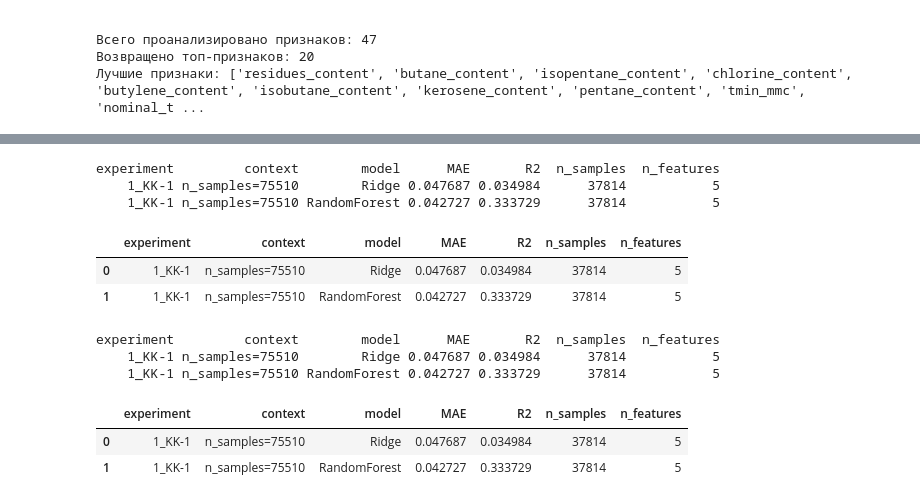
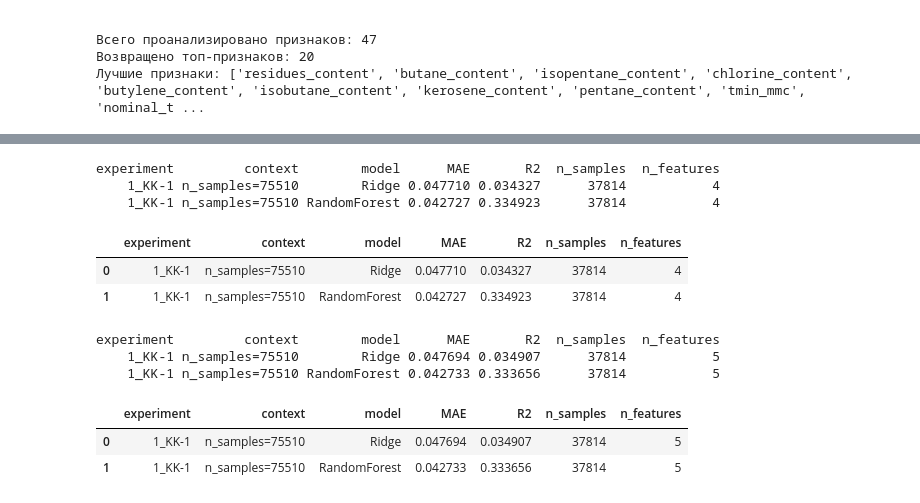
Before and after one commit to Kosyakin/corrosion_analysis_project, a Jupyter notebook: notebooks/08_param_experiments.ipynb, the cells around one changed output, grey strips where cells are left out. Cells and saved outputs as stored; diff of their text form; code cells hidden in the pictures.

```diff
--- a/notebooks/08_param_experiments.ipynb
+++ b/notebooks/08_param_experiments.ipynb
@@ -302,23 +302,22 @@ experiment         context        model      MAE       R2  n_samples  n_features
 # %%
-cols = ['cross_sectional_area','component_type_id','nominal_thickness_mmc','h2s_content','residues_content']
+cols = ['cross_sectional_area','component_type_id','nominal_thickness_mmc','h2s_content']
 # ''co2_content''-
 run_experiment(df_kk_1, cols, experiment_name='1_KK-1')
 # %% [output]
 experiment         context        model      MAE       R2  n_samples  n_features
-    1_KK-1 n_samples=75510        Ridge 0.047687 0.034984      37814           5
-    1_KK-1 n_samples=75510 RandomForest 0.042727 0.333729      37814           5
+    1_KK-1 n_samples=75510        Ridge 0.047710 0.034327      37814           4
+    1_KK-1 n_samples=75510 RandomForest 0.042727 0.334923      37814           4
 |  | experiment | context | model | MAE | R2 | n_samples | n_features |
-| 0 | 1_KK-1 | n_samples=75510 | Ridge | 0.047687 | 0.034984 | 37814 | 5 |
-| 1 | 1_KK-1 | n_samples=75510 | RandomForest | 0.042727 | 0.333729 | 37814 | 5 |
+| 0 | 1_KK-1 | n_samples=75510 | Ridge | 0.047710 | 0.034327 | 37814 | 4 |
+| 1 | 1_KK-1 | n_samples=75510 | RandomForest | 0.042727 | 0.334923 | 37814 | 4 |
 # %%
-
 cols = ['cross_sectional_area','component_type_id','nominal_thickness_mmc','h2s_content','residues_content']
-# ''co2_content''-
+# ''isobutane_content''+
 run_experiment(df_kk_1, cols, experiment_name='1_KK-1')
 # %% [output]
 experiment         context        model      MAE       R2  n_samples  n_features
-    1_KK-1 n_samples=75510        Ridge 0.047687 0.034984      37814           5
-    1_KK-1 n_samples=75510 RandomForest 0.042727 0.333729      37814           5
+    1_KK-1 n_samples=75510        Ridge 0.047694 0.034907      37814           5
+    1_KK-1 n_samples=75510 RandomForest 0.042733 0.333656      37814           5
 |  | experiment | context | model | MAE | R2 | n_samples | n_features |
-| 0 | 1_KK-1 | n_samples=75510 | Ridge | 0.047687 | 0.034984 | 37814 | 5 |
-| 1 | 1_KK-1 | n_samples=75510 | RandomForest | 0.042727 | 0.333729 | 37814 | 5 |
+| 0 | 1_KK-1 | n_samples=75510 | Ridge | 0.047694 | 0.034907 | 37814 | 5 |
+| 1 | 1_KK-1 | n_samples=75510 | RandomForest | 0.042733 | 0.333656 | 37814 | 5 |
```
Also changed, not shown: parts of 11 cells of this notebook, 5 other files.
